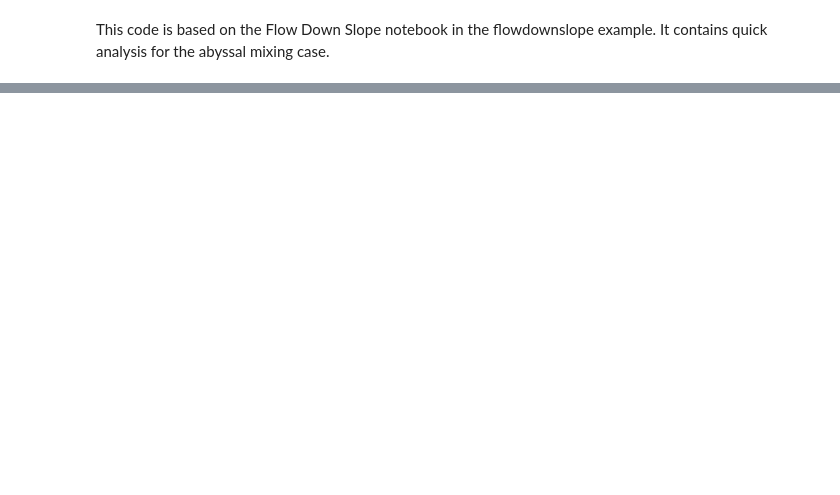
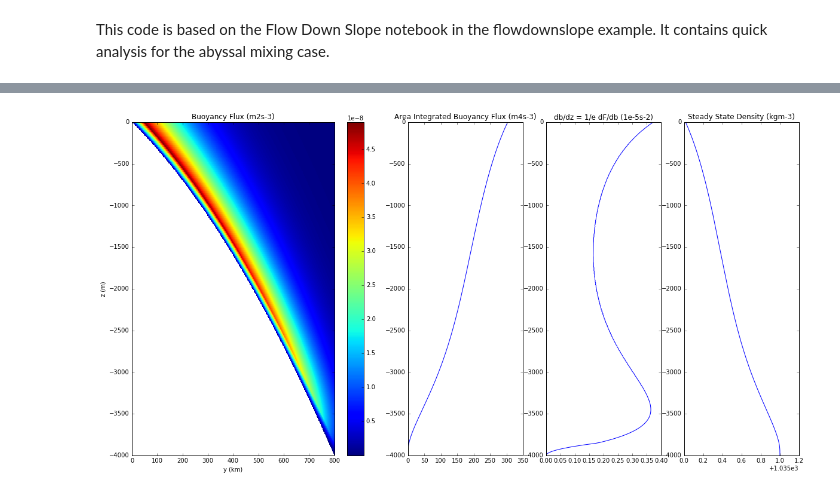
Before and after one commit to rmholmes/MOM6-examples, a Jupyter notebook: ocean_only/abmix2d/Abyssal Mixing Quick Analysis.ipynb, the cells around one changed output, grey strips where cells are left out. Saved outputs shown, nothing was run; the diff lists cells and outputs as text; code cells hidden in the pictures; blank space fills up the shorter version.

```diff
--- a/ocean_only/abmix2d/Abyssal Mixing Quick Analysis.ipynb
+++ b/ocean_only/abmix2d/Abyssal Mixing Quick Analysis.ipynb
@@ -16,0 +89,30 @@ import m6toolbox
+# %%
+# Analytical Steady State Solution:
+# Parameters:
+B0 = 5.0e-8; hBL = 150.0; d = 500.0; r = 1000.0; eps = 0.0325e6; rho0 = 1035.0; g = 9.81;
+H = 4000; drho = 1.0; W = 40.0e3; L = 800.0e3; Ny = 1600; Nz = 400;
+bwidth = 0.0; idepth=0.0; curv = 0.4;
+# Analytical Grid:
+y = np.linspace(0,L,Ny); z = np.linspace(-H,0,Nz); dy = y[1]-y[0]; dz = z[1]-z[0]
+[Z,Y] = np.meshgrid(z,y); [yLa, zLa] = np.shape(Y)
+# Topography:
+yb = 1.0-bwidth; ah = idepth*H; ch = curv*(H-ah)/yb/yb; bh = (H-ah-ch*yb*yb)/yb;
+h = np.zeros(np.shape(y)); h[y/L>=yb] = H; h[y/L<yb] = ah + bh*y[y/L<yb]/L + ch/L/L*np.power(y[y/L<yb],2); h = -h
+h2D = np.tile(h,[zLa,1]).T
+# Buoyancy Flux:
+B = np.ma.zeros(np.shape(Y))
+B[np.logical_and(Z>=h2D,Z<=h2D+hBL)] = B0*(Z[np.logical_and(Z>=h2D,Z<=h2D+hBL)]-h2D[np.logical_and(Z>=h2D,Z<=h2D+hBL)])/hBL
+B[Z>h2D+hBL] = B0*np.exp(-(Z[Z>h2D+hBL]-h2D[Z>h2D+hBL]-hBL)/d)
+B = B*(1-np.exp(-(Z+H)/r)); B = np.ma.masked_where(Z<=h2D,B)
+# Area Integrated B, dbdz, drhodz, rho:
+F = np.ma.sum(B,axis=0)*dy*W; F[0]=0.0; F.mask[0] = False; dbdz = np.ma.diff(F)/dz/eps; drhodz = -rho0/g*dbdz
+rho = np.zeros(np.shape(z)); rho[0] = rho0+drho; rho[1:] = np.cumsum(drhodz)*dz+rho[0]
+# Plotting:
+f = plt.figure(figsize=(20,10))
+plt.subplot2grid((1,5),(0,0), colspan=2);
+plt.pcolormesh(Y/1e3,Z,B);plt.xlabel('y (km)');plt.ylabel('z (m)');plt.title('Buoyancy Flux (m2s-3)');plt.colorbar()
+plt.subplot(1,5,3);plt.plot(F,z);plt.title('Area Integrated Buoyancy Flux (m4s-3)');
+plt.subplot(1,5,4);plt.plot(dbdz/1.0e-5,(z[:-1]+z[1:])/2);plt.title('db/dz = 1/e dF/db (1e-5s-2)');
+plt.subplot(1,5,5);plt.plot(rho,z);plt.title('Steady State Density (kgm-3)');
+# %% [output]
+[figure, added]
```
Also changed, not shown: parts of 15 cells of this notebook, 4 other files.
